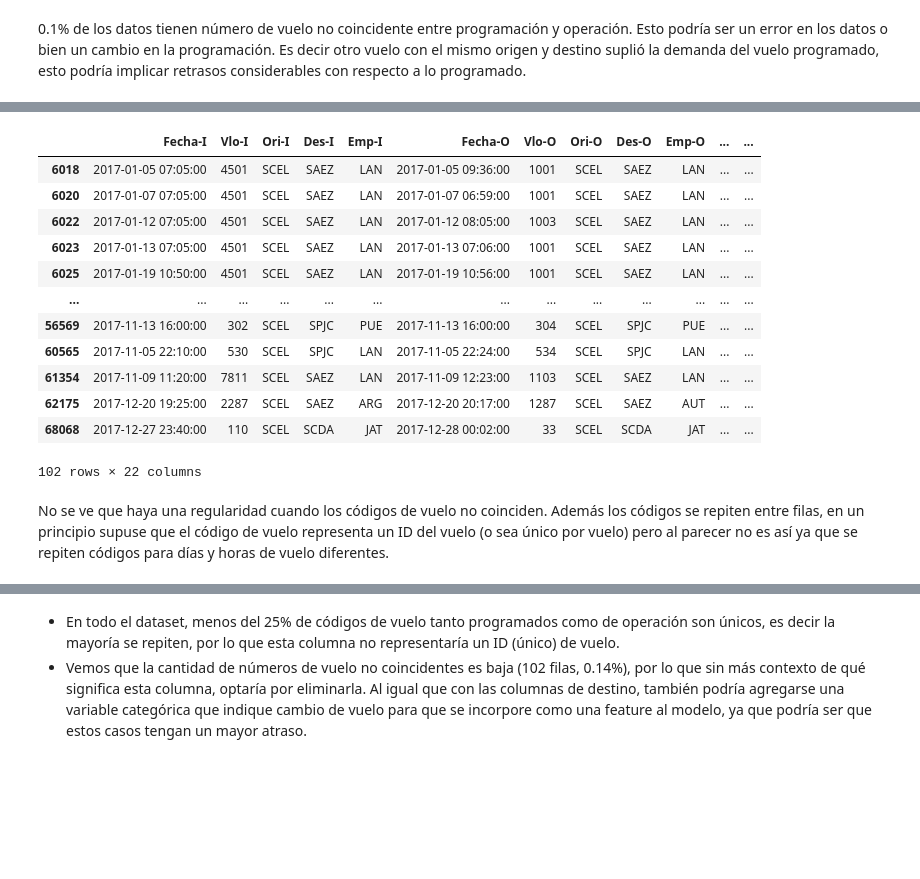
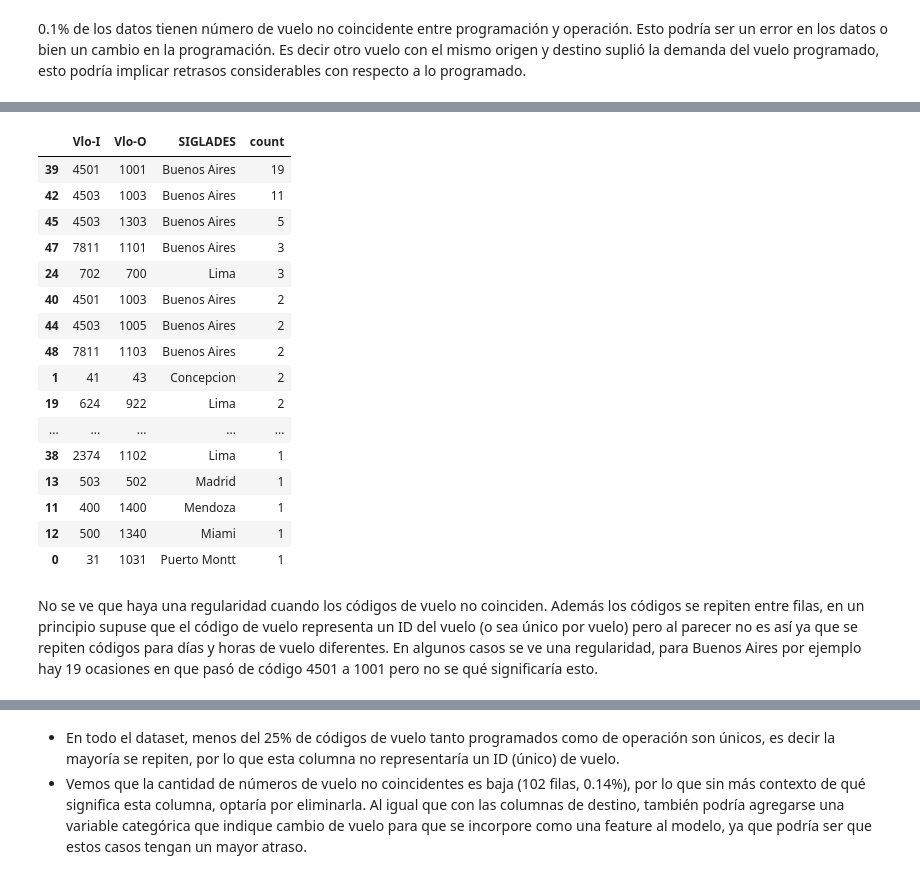
Before and after one commit to igonzalezperez/airline-challenge, a Jupyter notebook: solution.ipynb, the cells around one changed output, grey strips where cells are left out. Cells and saved outputs as stored; diff of their text form; code cells hidden in the pictures; blank space fills up the shorter version.

```diff
--- a/solution.ipynb
+++ b/solution.ipynb
@@ -351,0 +337,7 @@ data.loc[(data['name_i'].isna()) | (data['name_o'].isna())].drop_duplicates(subs
+# %%
+# Get city and airport name from ICAO code
+data['city_i'] = data['Des-I'].apply(get_data_by_icao, key='city', codes=airport_codes)
+data['airport_i'] = data['Des-I'].apply(get_data_by_icao, key='name', codes=airport_codes)
+data['city_o'] = data['Des-O'].apply(get_data_by_icao, key='city', codes=airport_codes)
+data['airport_o'] = data['Des-O'].apply(get_data_by_icao, key='name', codes=airport_codes)
+data[['Des-I', 'airport_i', 'city_i', 'Des-O', 'airport_o', 'city_o', 'SIGLADES']].loc[(data['airport_i'].isna()) | (data['airport_o'].isna())].drop_duplicates(subset=['airport_i', 'city_i', 'Des-I', 'airport_o', 'city_o', 'Des-O', 'SIGLADES'])
@@ -370,3 +368,10 @@ airport_codes_fix['SCQP'] = {'icao': 'SCQP',
               'city': 'Temuco',
                         'lat': -38.9,
                         'lon': -72.6}
+# %%
+# Get city and airport name from ICAO code with new codes
+data['city_i'] = data['Des-I'].apply(get_data_by_icao, key='city', codes=airport_codes_fix)
+data['airport_name_i'] = data['Des-I'].apply(get_data_by_icao, key='name', codes=airport_codes_fix)
+data['city_o'] = data['Des-O'].apply(get_data_by_icao, key='city', codes=airport_codes_fix)
+data['airport_name_o'] = data['Des-O'].apply(get_data_by_icao, key='name', codes=airport_codes_fix)
+data[['Des-I', 'airport_name_i', 'city_i', 'Des-O', 'airport_name_o', 'city_o', 'SIGLADES']].loc[(data['airport_name_i'].isna()) | (data['airport_name_o'].isna())].drop_duplicates(subset=['airport_name_i', 'city_i', 'Des-I', 'airport_name_o', 'city_o', 'Des-O', 'SIGLADES'])
@@ -373,12 +380,12 @@ airport_codes_fix['SCQP'] = {'icao': 'SCQP',
 # %%
 data['city_i'] = data['Des-I'].apply(get_data_by_icao, key='city', codes=airport_codes_fix)
-data['name_i'] = data['Des-I'].apply(get_data_by_icao, key='name', codes=airport_codes_fix)
+data['airport_i'] = data['Des-I'].apply(get_data_by_icao, key='name', codes=airport_codes_fix)
 data['city_o'] = data['Des-O'].apply(get_data_by_icao, key='city', codes=airport_codes_fix)
-data['name_o'] = data['Des-O'].apply(get_data_by_icao, key='name', codes=airport_codes_fix)
+data['airport_o'] = data['Des-O'].apply(get_data_by_icao, key='name', codes=airport_codes_fix)
 
 # This is the same code as before but now having the new name and city columns from the ICAO code
 des_mismatch = data.loc[data['Des-I'] != data['Des-O'], 'SIGLADES'].unique().tolist()
-df_mismatch = data.loc[data['SIGLADES'].isin(des_mismatch)].groupby(['name_i', 'city_i', 'name_o', 'city_o', 'SIGLADES']).size().reset_index(name='count').sort_values(by=['SIGLADES','count'], ascending=[True, False])
-cond = (df_mismatch['name_i'] != df_mismatch['name_o']) | (df_mismatch['city_i'] != df_mismatch['city_o'])
+df_mismatch = data.loc[data['SIGLADES'].isin(des_mismatch)].groupby(['Des-I', 'airport_i', 'city_i', 'Des-O', 'airport_o', 'city_o', 'SIGLADES']).size().reset_index(name='count').sort_values(by=['SIGLADES','count'], ascending=[True, False])
+cond = (df_mismatch['airport_i'] != df_mismatch['airport_o']) | (df_mismatch['city_i'] != df_mismatch['city_o'])
 df_mismatch.loc[cond]
 # %% [output]
@@ -403,3 +410,5 @@ df_mismatch.loc[cond]
 Efectivamente ocurre que en algunos casos se cambia de aeropuerto para una misma ciudad y en otros casos se cambia de ciudad. Además vemos que la columna 'SIGLADES' corresponde a la ciudad de operación, no la programada, por lo que sería una columna redundante.
 
 Dado que no son demasiados datos con esta incongruencia (28 filas, 0.04%), podrían eliminarse sin problema. Otra opción sería agregar variables categóricas que indiquen si la fila tuvo cambio de aeropuerto dentro de la misma ciudad o cambio de destino, aunque en este último caso no tendría mucho sentido medir el atraso si el destino es distinto, pues los tiempos de vuelo también lo serán.
+# %%
+data = data[(data['Des-I'] == data['Des-O'])]  # Discard rows where destination changes
@@ -416,21 +443,26 @@ dtype: float64
 # %%
-data.loc[data['Vlo-I'] != data['Vlo-O']]
+# Get unique Vlo-I, Vlo-O pairs when they don't coincide along with destination and number of ocurrences
+data[['Fecha-I', 'Vlo-I', 'Fecha-O', 'Vlo-O', 'SIGLADES']].loc[data['Vlo-I'] != data['Vlo-O']].groupby(['Vlo-I', 'Vlo-O', 'SIGLADES']).size().reset_index(name='count').sort_values(by=['count','SIGLADES'], ascending=[False, True])
 # %% [output]
-|  | Fecha-I | Vlo-I | Ori-I | Des-I | Emp-I | Fecha-O | Vlo-O | Ori-O | Des-O | Emp-O | ... | ... |
-| 6018 | 2017-01-05 07:05:00 | 4501 | SCEL | SAEZ | LAN | 2017-01-05 09:36:00 | 1001 | SCEL | SAEZ | LAN | ... | ... |
-| 6020 | 2017-01-07 07:05:00 | 4501 | SCEL | SAEZ | LAN | 2017-01-07 06:59:00 | 1001 | SCEL | SAEZ | LAN | ... | ... |
-| 6022 | 2017-01-12 07:05:00 | 4501 | SCEL | SAEZ | LAN | 2017-01-12 08:05:00 | 1003 | SCEL | SAEZ | LAN | ... | ... |
-| 6023 | 2017-01-13 07:05:00 | 4501 | SCEL | SAEZ | LAN | 2017-01-13 07:06:00 | 1001 | SCEL | SAEZ | LAN | ... | ... |
-| 6025 | 2017-01-19 10:50:00 | 4501 | SCEL | SAEZ | LAN | 2017-01-19 10:56:00 | 1001 | SCEL | SAEZ | LAN | ... | ... |
-| ... | ... | ... | ... | ... | ... | ... | ... | ... | ... | ... | ... | ... |
-| 56569 | 2017-11-13 16:00:00 | 302 | SCEL | SPJC | PUE | 2017-11-13 16:00:00 | 304 | SCEL | SPJC | PUE | ... | ... |
-| 60565 | 2017-11-05 22:10:00 | 530 | SCEL | SPJC | LAN | 2017-11-05 22:24:00 | 534 | SCEL | SPJC | LAN | ... | ... |
-| 61354 | 2017-11-09 11:20:00 | 7811 | SCEL | SAEZ | LAN | 2017-11-09 12:23:00 | 1103 | SCEL | SAEZ | LAN | ... | ... |
-| 62175 | 2017-12-20 19:25:00 | 2287 | SCEL | SAEZ | ARG | 2017-12-20 20:17:00 | 1287 | SCEL | SAEZ | AUT | ... | ... |
-| 68068 | 2017-12-27 23:40:00 | 110 | SCEL | SCDA | JAT | 2017-12-28 00:02:00 | 33 | SCEL | SCDA | JAT | ... | ... |
+|  | Vlo-I | Vlo-O | SIGLADES | count |
+| 39 | 4501 | 1001 | Buenos Aires | 19 |
+| 42 | 4503 | 1003 | Buenos Aires | 11 |
+| 45 | 4503 | 1303 | Buenos Aires | 5 |
+| 47 | 7811 | 1101 | Buenos Aires | 3 |
+| 24 | 702 | 700 | Lima | 3 |
+| 40 | 4501 | 1003 | Buenos Aires | 2 |
+| 44 | 4503 | 1005 | Buenos Aires | 2 |
+| 48 | 7811 | 1103 | Buenos Aires | 2 |
+| 1 | 41 | 43 | Concepcion | 2 |
+| 19 | 624 | 922 | Lima | 2 |
+| ... | ... | ... | ... | ... |
+| 38 | 2374 | 1102 | Lima | 1 |
+| 13 | 503 | 502 | Madrid | 1 |
+| 11 | 400 | 1400 | Mendoza | 1 |
+| 12 | 500 | 1340 | Miami | 1 |
+| 0 | 31 | 1031 | Puerto Montt | 1 |
-102 rows × 22 columns
 # %% [markdown]
-No se ve que haya una regularidad cuando los códigos de vuelo no coinciden. Además los códigos se repiten entre filas, en un principio supuse que el código de vuelo representa un ID del vuelo (o sea único por vuelo) pero al parecer no es así ya que se repiten códigos para días y horas de vuelo diferentes.
+No se ve que haya una regularidad cuando los códigos de vuelo no coinciden. Además los códigos se repiten entre filas, en un principio supuse que el código de vuelo representa un ID del vuelo (o sea único por vuelo) pero al parecer no es así ya que se repiten códigos para días y horas de vuelo diferentes. En algunos casos se ve una regularidad, para Buenos Aires por ejemplo hay 19 ocasiones en que pasó de código 4501 a 1001 pero no se qué significaría esto.
 # %%
 print(data[['Vlo-I']].value_counts().describe())  # Count of unique programmed flight numbers
 print(data[['Vlo-O']].value_counts().describe())  # Count of unique operational flight numbers
```
Also changed, not shown: parts of 72 cells of this notebook.
